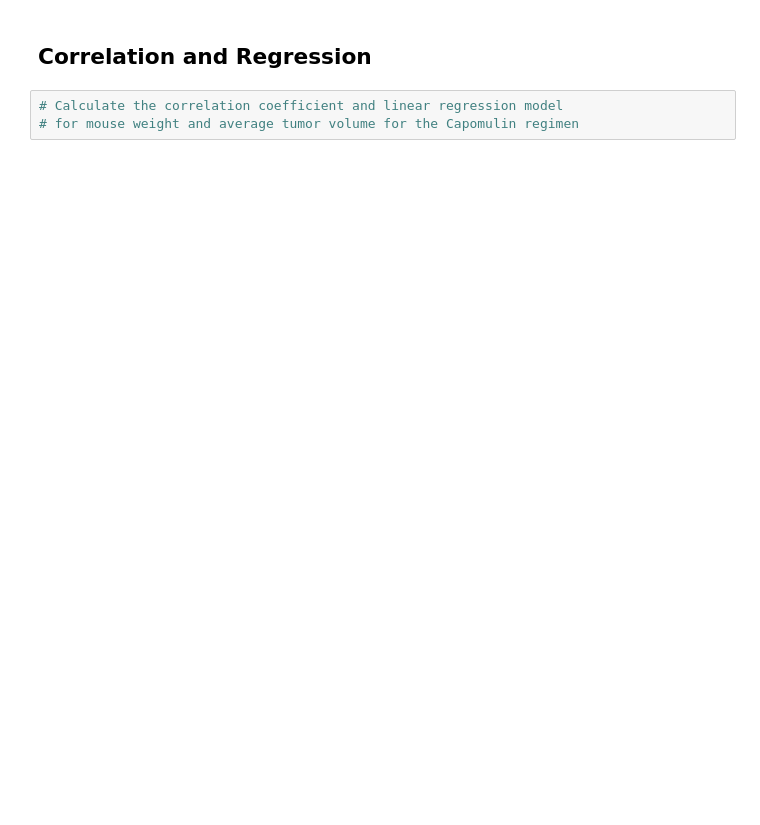
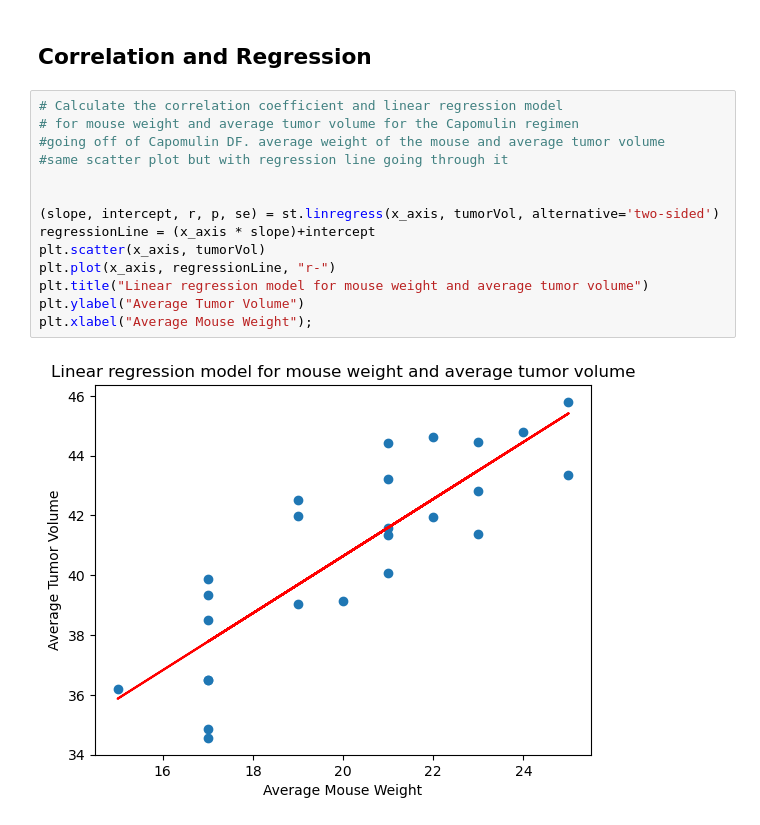
Before and after one commit to melissaprax/matplotlib-challenge, a Jupyter notebook: Pymaceuticals/pymaceuticals_starter.ipynb, the cells around one changed output. Saved outputs shown, nothing was run; the diff lists cells and outputs as text; blank space fills up the shorter version.

```diff
--- a/Pymaceuticals/pymaceuticals_starter.ipynb
+++ b/Pymaceuticals/pymaceuticals_starter.ipynb
@@ -307,5 +327,18 @@ Ceftamin Series([], Name: Tumor Volume (mm3), dtype: float64)
 # %% [markdown]
 ## Correlation and Regression
-# %%
-# Calculate the correlation coefficient and linear regression model
-# for mouse weight and average tumor volume for the Capomulin regimen
+# %%
+# Calculate the correlation coefficient and linear regression model
+# for mouse weight and average tumor volume for the Capomulin regimen
+#going off of Capomulin DF. average weight of the mouse and average tumor volume
+#same scatter plot but with regression line going through it
+
+
+(slope, intercept, r, p, se) = st.linregress(x_axis, tumorVol, alternative='two-sided')
+regressionLine = (x_axis * slope)+intercept
+plt.scatter(x_axis, tumorVol)
+plt.plot(x_axis, regressionLine, "r-")
+plt.title("Linear regression model for mouse weight and average tumor volume")
+plt.ylabel("Average Tumor Volume")
+plt.xlabel("Average Mouse Weight");
+# %% [output]
+[figure, added]
```
Also changed, not shown: parts of 8 cells of this notebook.
